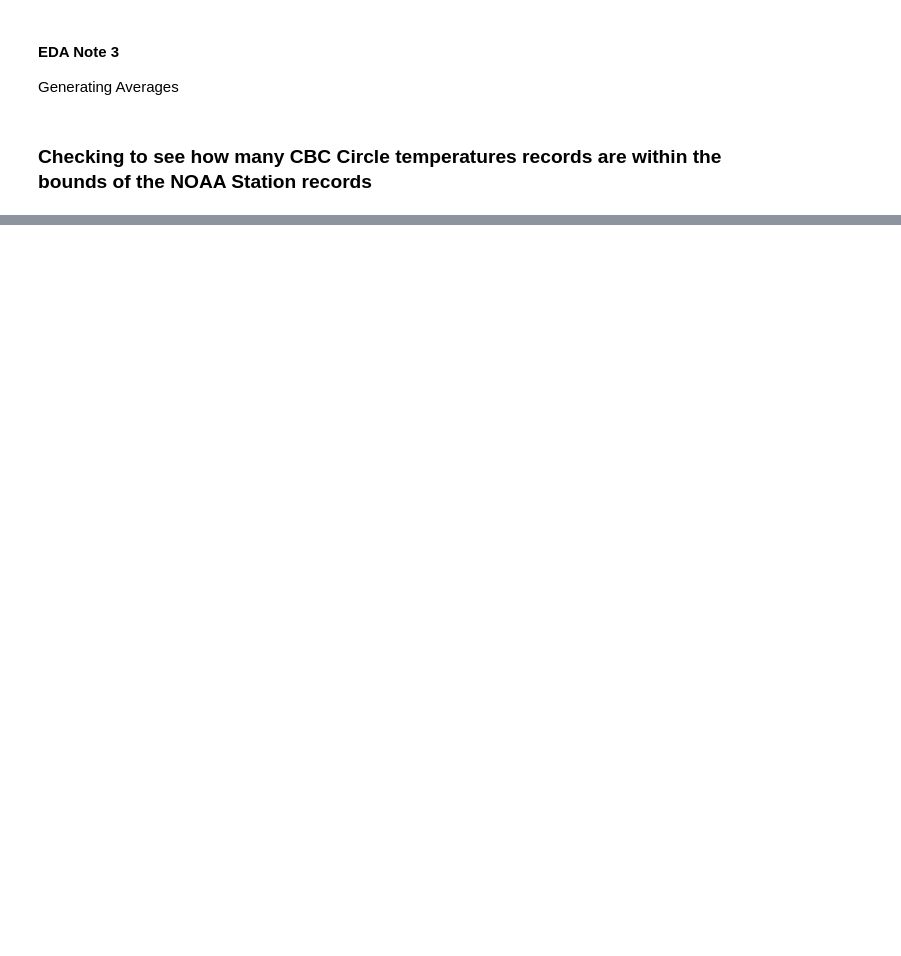
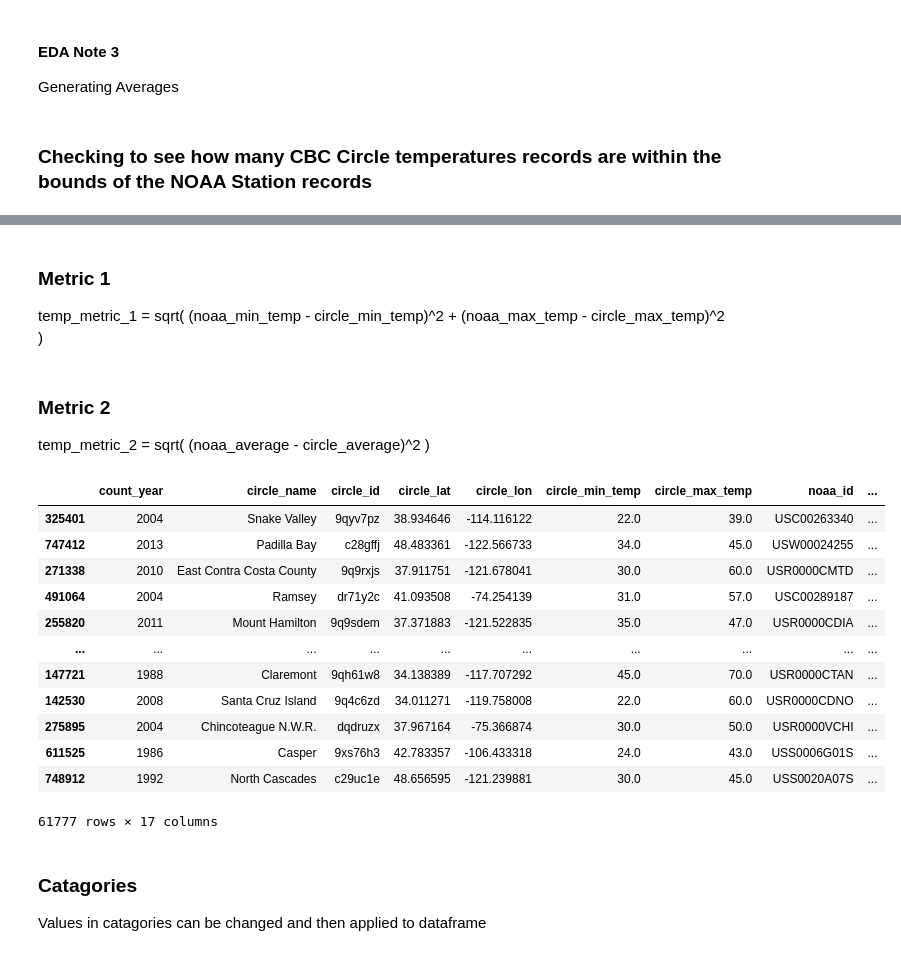
Before and after one commit to DataKind-DC/audubon-cbc, a Jupyter notebook: notebooks/issue-56-jellena.ipynb, the cells around one changed output, grey strips where cells are left out. Saved outputs shown, nothing was run; the diff lists cells and outputs as text; code cells hidden in the pictures; blank space fills up the shorter version.

```diff
--- a/notebooks/issue-56-jellena.ipynb
+++ b/notebooks/issue-56-jellena.ipynb
@@ -192,0 +180,6 @@ Number of CBC Cirlcs who's temperature is not in the bounds of the corresponding
+# %%
+# Setting list of indices to drop
+index_drop_list = list(circle_over_max_temp.index) + list(circle_under_min_temp.index) + list(noaa_over_max_temp.index) + list(noaa_under_min_temp.index)
+# %%
+# Dropping Rows
+temp_df.drop(index_drop_list, inplace=True)
@@ -213,0 +217,8 @@ If you have data you think is ready to be added to the offical google drive data
+# %% [markdown]
+### Metric 1
+temp_metric_1 = sqrt( (noaa_min_temp - circle_min_temp)^2 + (noaa_max_temp - circle_max_temp)^2 )
+# %%
+temp_df['temp_metric_1'] = round(np.sqrt(((temp_df['noaa_min_temp'] - temp_df['circle_min_temp'])**2) + ((temp_df['noaa_max_temp'] - temp_df['circle_max_temp'])**2)),2)
+# %% [markdown]
+### Metric 2
+temp_metric_2 = sqrt( (noaa_average - circle_average)^2 )
@@ -213,0 +227,19 @@ If you have data you think is ready to be added to the offical google drive data
+# %%
+temp_df.sort_values(by=['temp_metric_1'])
+# %% [output]
+|  | count_year | circle_name | circle_id | circle_lat | circle_lon | circle_min_temp | circle_max_temp | noaa_id | ... |
+| 325401 | 2004 | Snake Valley | 9qyv7pz | 38.934646 | -114.116122 | 22.0 | 39.0 | USC00263340 | ... |
+| 747412 | 2013 | Padilla Bay | c28gffj | 48.483361 | -122.566733 | 34.0 | 45.0 | USW00024255 | ... |
+| 271338 | 2010 | East Contra Costa County | 9q9rxjs | 37.911751 | -121.678041 | 30.0 | 60.0 | USR0000CMTD | ... |
+| 491064 | 2004 | Ramsey | dr71y2c | 41.093508 | -74.254139 | 31.0 | 57.0 | USC00289187 | ... |
+| 255820 | 2011 | Mount Hamilton | 9q9sdem | 37.371883 | -121.522835 | 35.0 | 47.0 | USR0000CDIA | ... |
+| ... | ... | ... | ... | ... | ... | ... | ... | ... | ... |
+| 147721 | 1988 | Claremont | 9qh61w8 | 34.138389 | -117.707292 | 45.0 | 70.0 | USR0000CTAN | ... |
+| 142530 | 2008 | Santa Cruz Island | 9q4c6zd | 34.011271 | -119.758008 | 22.0 | 60.0 | USR0000CDNO | ... |
+| 275895 | 2004 | Chincoteague N.W.R. | dqdruzx | 37.967164 | -75.366874 | 30.0 | 50.0 | USR0000VCHI | ... |
+| 611525 | 1986 | Casper | 9xs76h3 | 42.783357 | -106.433318 | 24.0 | 43.0 | USS0006G01S | ... |
+| 748912 | 1992 | North Cascades | c29uc1e | 48.656595 | -121.239881 | 30.0 | 45.0 | USS0020A07S | ... |
+61777 rows × 17 columns
+# %% [markdown]
+### Catagories
+Values in catagories can be changed and then applied to dataframe
```
Also changed, not shown: parts of 28 cells of this notebook.
